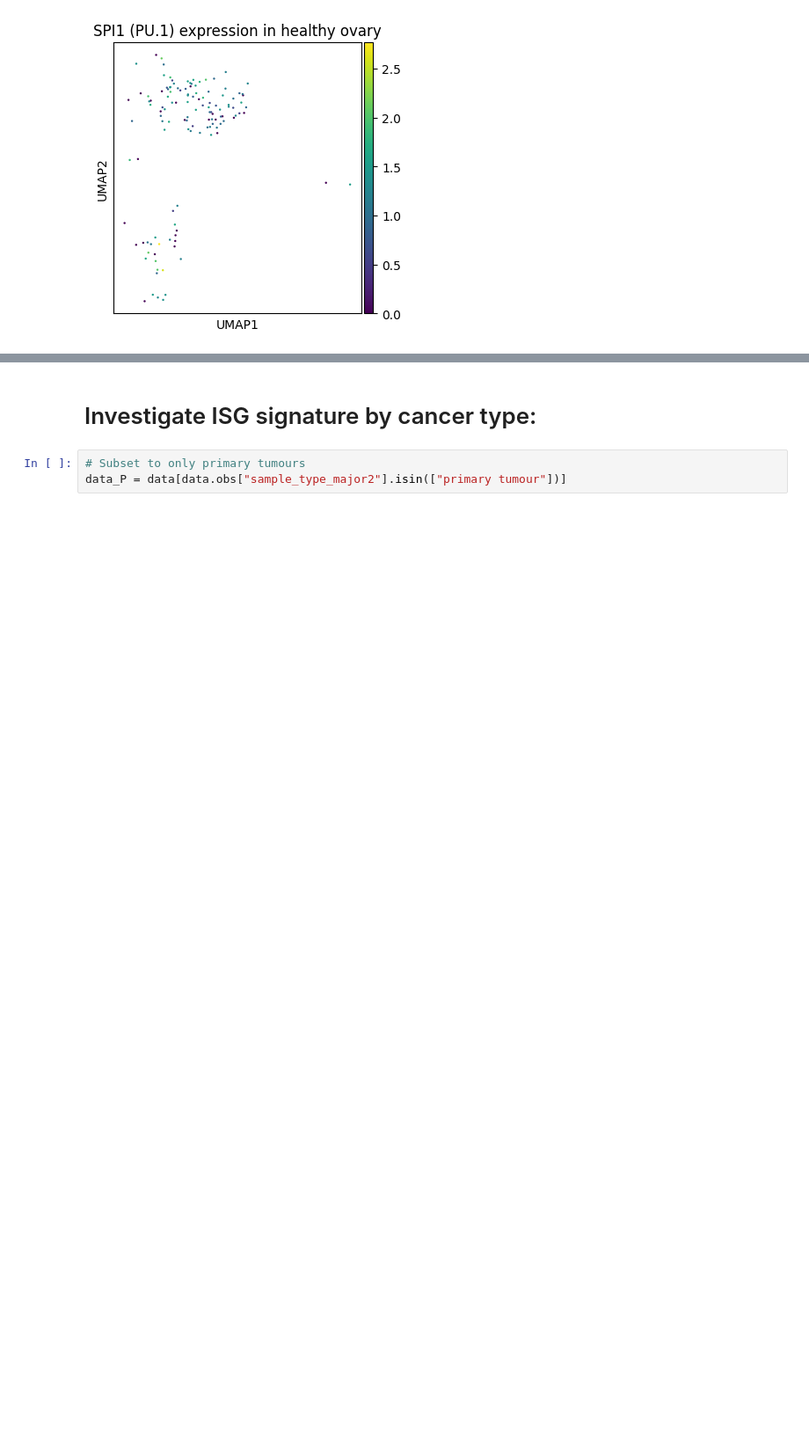
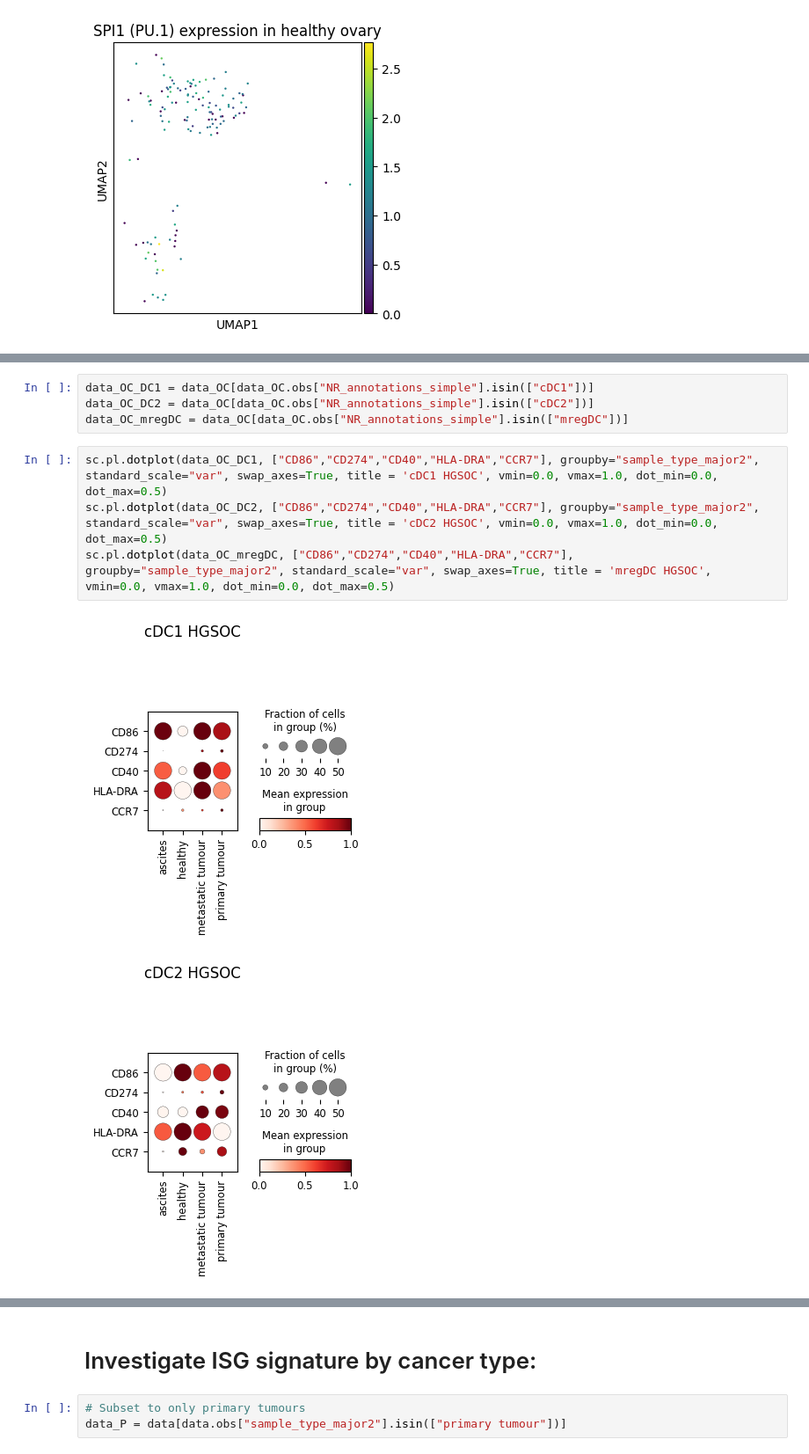
Before and after one commit to tuonglab/Nikita-project, a Jupyter notebook: notebooks/06_Atlas_generation_visualise/2025-09-04_DC_only_bbknn_CCL22.ipynb, the cells around one changed output, grey strips where cells are left out. Shown at 88% size. Cells and saved outputs as stored; diff of their text form; blank space fills up the shorter version.

```diff
--- a/notebooks/06_Atlas_generation_visualise/2025-09-04_DC_only_bbknn_CCL22.ipynb
+++ b/notebooks/06_Atlas_generation_visualise/2025-09-04_DC_only_bbknn_CCL22.ipynb
@@ -131,0 +170,11 @@ with plt.rc_context({"figure.figsize": (4, 4)}):
+# %%
+data_OC_DC1 = data_OC[data_OC.obs["NR_annotations_simple"].isin(["cDC1"])]
+data_OC_DC2 = data_OC[data_OC.obs["NR_annotations_simple"].isin(["cDC2"])]
+data_OC_mregDC = data_OC[data_OC.obs["NR_annotations_simple"].isin(["mregDC"])]
+# %%
+sc.pl.dotplot(data_OC_DC1, ["CD86","CD274","CD40","HLA-DRA","CCR7"], groupby="sample_type_major2", standard_scale="var", swap_axes=True, title = 'cDC1 HGSOC', vmin=0.0, vmax=1.0, dot_min=0.0, dot_max=0.5)
+sc.pl.dotplot(data_OC_DC2, ["CD86","CD274","CD40","HLA-DRA","CCR7"], groupby="sample_type_major2", standard_scale="var", swap_axes=True, title = 'cDC2 HGSOC', vmin=0.0, vmax=1.0, dot_min=0.0, dot_max=0.5)
+sc.pl.dotplot(data_OC_mregDC, ["CD86","CD274","CD40","HLA-DRA","CCR7"], groupby="sample_type_major2", standard_scale="var", swap_axes=True, title = 'mregDC HGSOC', vmin=0.0, vmax=1.0, dot_min=0.0, dot_max=0.5)
+# %% [output]
+[figure, added]
+[figure, added]
```
Also changed, not shown: parts of 9 cells of this notebook, 1 other file.
